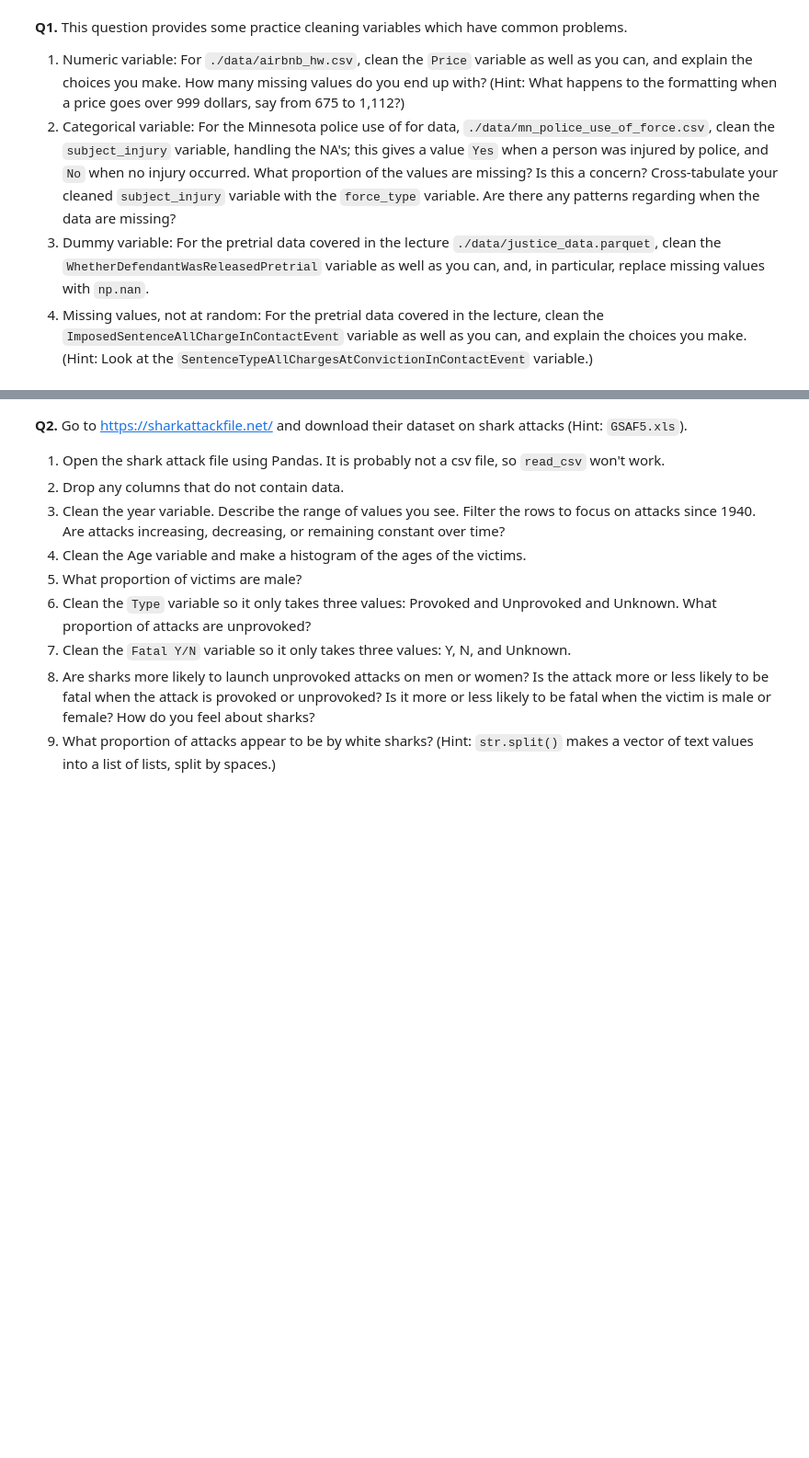
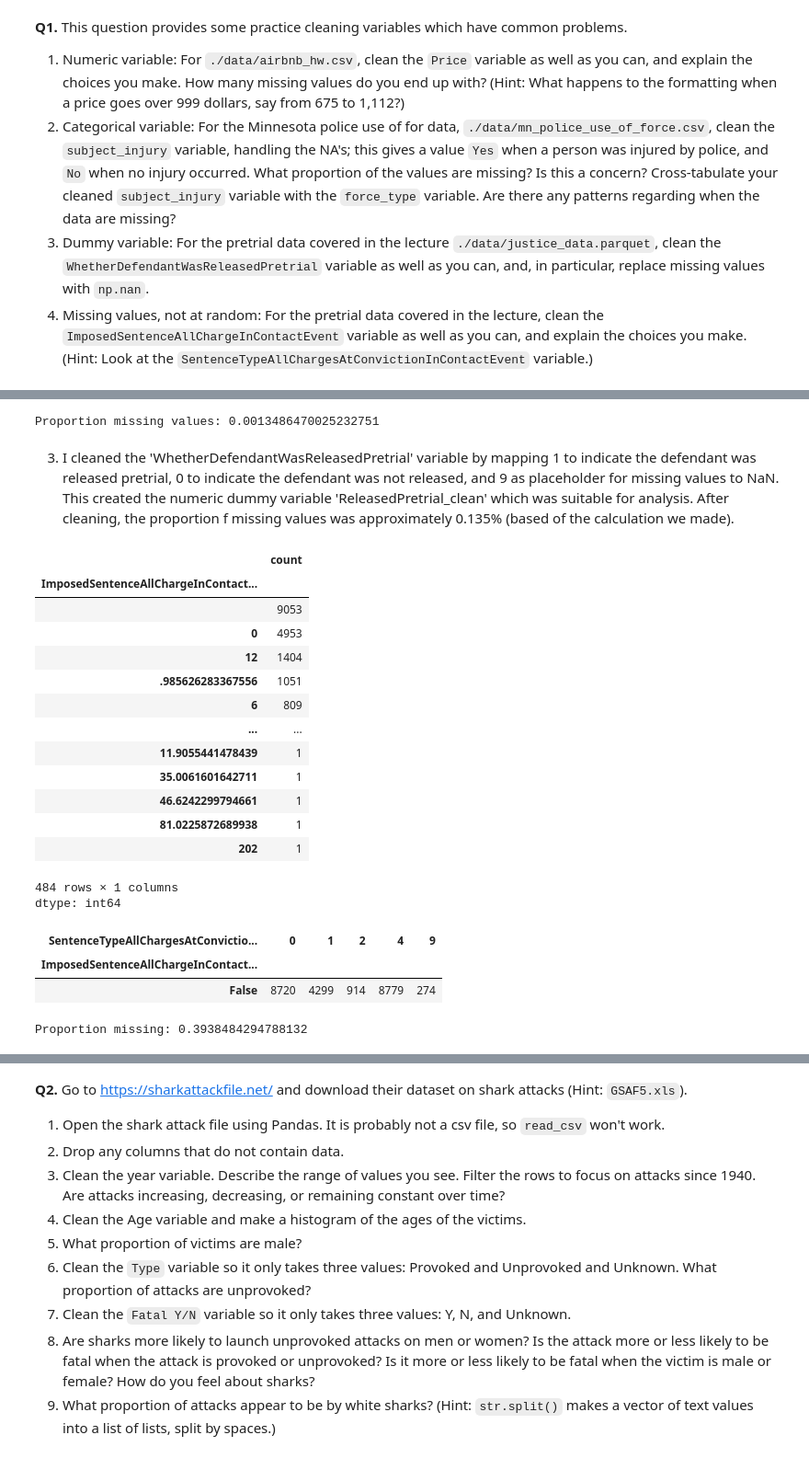
Before and after one commit to mrunalkute/DS-Machine-Learning-Assignments, a Jupyter notebook: assignment.ipynb, the cells around one changed output, grey strips where cells are left out. Shown at 92% size. Saved outputs shown, nothing was run; the diff lists cells and outputs as text; code cells hidden in the pictures; blank space fills up the shorter version.

```diff
--- a/assignment.ipynb
+++ b/assignment.ipynb
@@ -226,0 +164,5 @@ dtype: int64
+# %%
+#Read the file
+justice=pd.read_parquet('justice_data.parquet')
+#Check for unique values and missing values
+justice['WhetherDefendantWasReleasedPretrial'].value_counts(dropna=False)
@@ -226,0 +180,10 @@ dtype: int64
+# %%
+#Map 'Yes' becomes 1 and 'No becoems' 0 and replace anything missing
+justice['ReleasedPretrial_clean'] = justice['WhetherDefendantWasReleasedPretrial'].replace({
+    1: 1,
+    0: 0,
+    9: np.nan
+}).astype('float')  # ensures NaN is possible
+
+# Check counts
+justice['ReleasedPretrial_clean'].value_counts(dropna=False)
@@ -226,0 +197,45 @@ dtype: int64
+# %%
+#Calculate the proportion missing after cleaning
+missing_prop=justice['ReleasedPretrial_clean'].isna().mean()
+print("Proportion missing values:", missing_prop)
+# %% [output]
+Proportion missing values: 0.0013486470025232751
+# %% [markdown]
+3. I cleaned the 'WhetherDefendantWasReleasedPretrial' variable by mapping 1 to indicate the defendant was released pretrial, 0 to indicate the defendant was not released, and 9 as placeholder for missing values to NaN. This created the numeric dummy variable 'ReleasedPretrial_clean' which was suitable for analysis. After cleaning, the proportion f missing values was approximately 0.135% (based of the calculation we made).
+# %%
+justice['ImposedSentenceAllChargeInContactEvent'].value_counts(dropna=False)
+# %% [output]
+|  | count |
+| ImposedSentenceAllChargeInContact... |  |
+|  | 9053 |
+| 0 | 4953 |
+| 12 | 1404 |
+| .985626283367556 | 1051 |
+| 6 | 809 |
+| ... | ... |
+| 11.9055441478439 | 1 |
+| 35.0061601642711 | 1 |
+| 46.6242299794661 | 1 |
+| 81.0225872689938 | 1 |
+| 202 | 1 |
+484 rows × 1 columns
+dtype: int64
+# %%
+pd.crosstab(
+    justice['ImposedSentenceAllChargeInContactEvent'].isna(),
+    justice['SentenceTypeAllChargesAtConvictionInContactEvent']
+)
+# %% [output]
+| SentenceTypeAllChargesAtConvictio... | 0 | 1 | 2 | 4 | 9 |
+| ImposedSentenceAllChargeInContact... |  |  |  |  |  |
+| False | 8720 | 4299 | 914 | 8779 | 274 |
+# %%
+justice['ImposedSentence_clean']=pd.to_numeric(
+    justice['ImposedSentenceAllChargeInContactEvent'],
+    errors='coerce' #anything that is invalid becomes NaN
+)
+
+missing_prop=justice['ImposedSentence_clean'].isna().mean()
+print('Proportion missing:', missing_prop)
+# %% [output]
+Proportion missing: 0.3938484294788132
```
Also changed, not shown: parts of 73 cells of this notebook.
